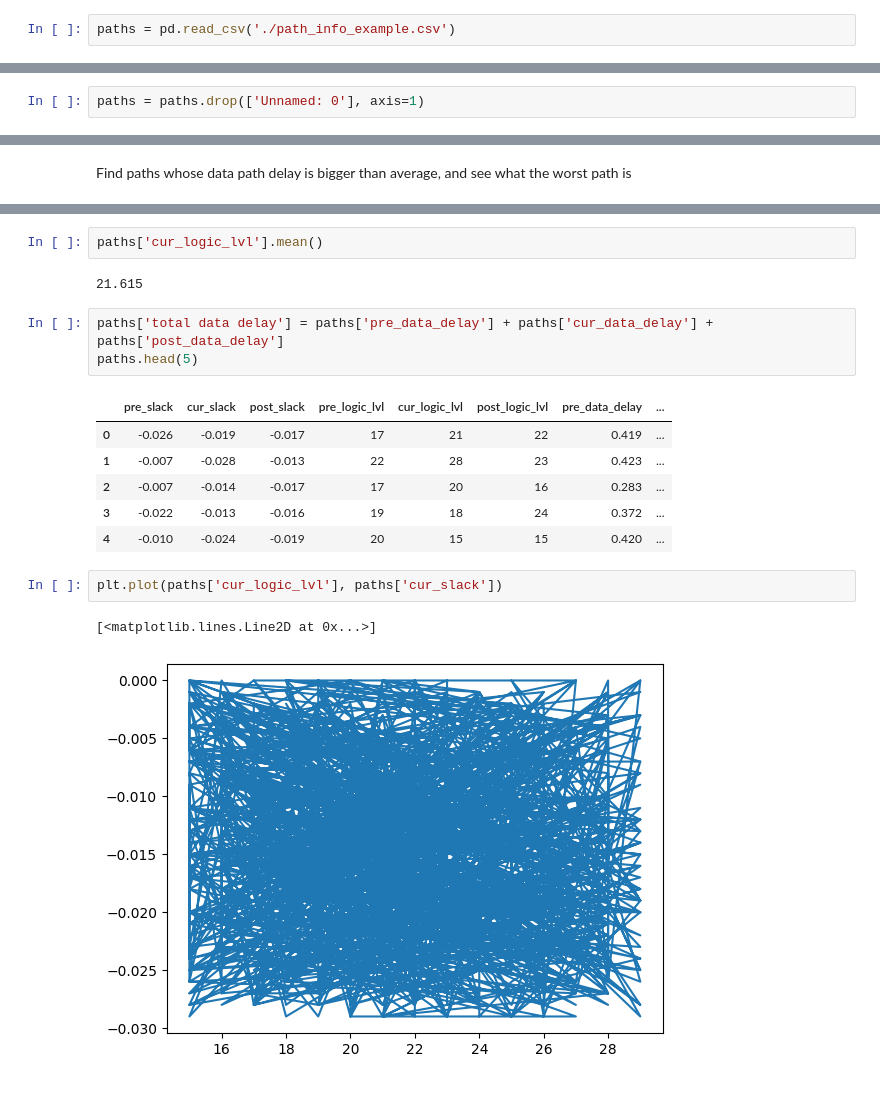
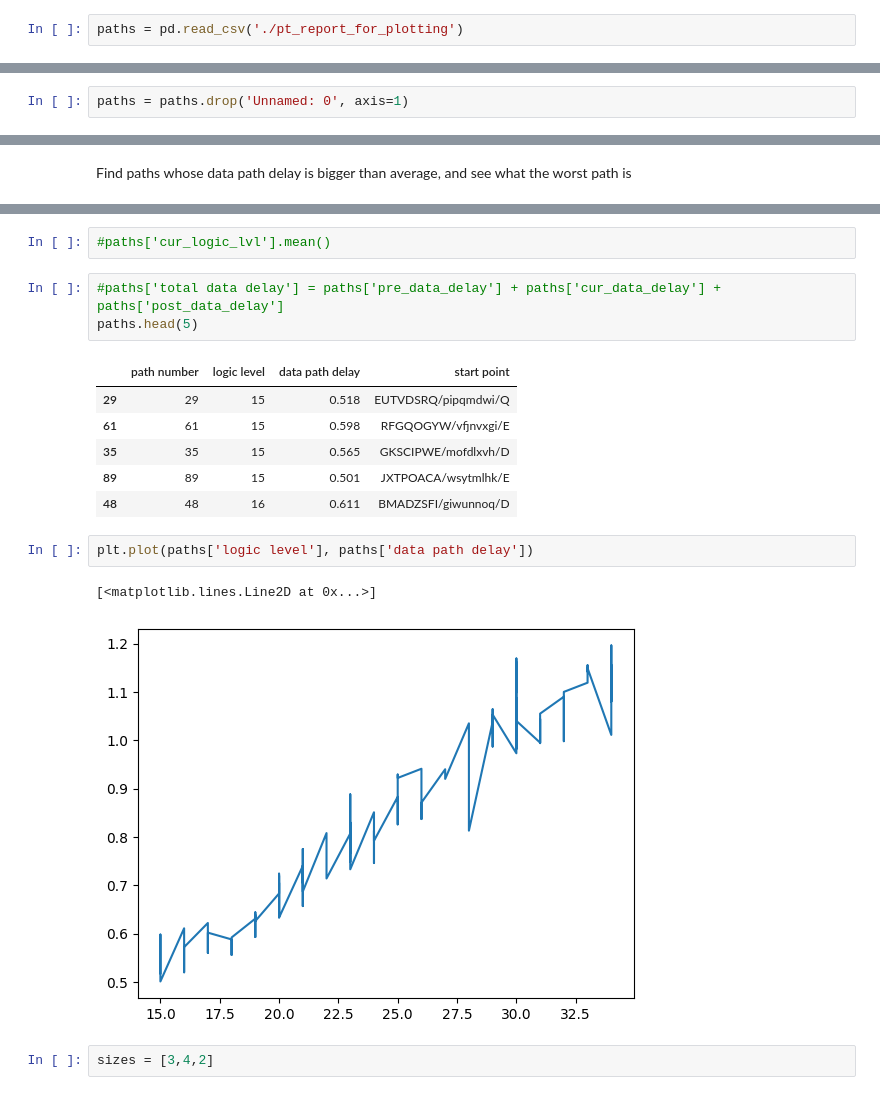
Before and after one commit to heckerxDD/primeTime_practice, a Jupyter notebook: primetime_practice.ipynb, the cells around one changed output, grey strips where cells are left out. Saved outputs shown, nothing was run; the diff lists cells and outputs as text.

```diff
--- a/primetime_practice.ipynb
+++ b/primetime_practice.ipynb
@@ -5,3 +6,3 @@ import matplotlib.pyplot as plt
 # %%
-paths = pd.read_csv('./path_info_example.csv')
+paths = pd.read_csv('./pt_report_for_plotting')
 # %%
@@ -16,3 +26,5 @@ paths.head()
+# %%
+paths = paths.drop('Unnamed: 0', axis=1)
 # %%
 paths.columns
 # %% [output]
@@ -23,5 +32,3 @@ Index(['Unnamed: 0', 'pre_slack', 'cur_slack', 'post_slack', 'pre_logic_lvl',
-# %%
-paths = paths.drop(['Unnamed: 0'], axis=1)
 # %%
 paths.describe()
 # %% [output]
@@ -55,19 +56,19 @@ Name: 326, dtype: object
 # %%
-paths['cur_logic_lvl'].mean()
+#paths['cur_logic_lvl'].mean()
-# %% [output]
-21.615
 # %%
-paths['total data delay'] = paths['pre_data_delay'] + paths['cur_data_delay'] + paths['post_data_delay']
+#paths['total data delay'] = paths['pre_data_delay'] + paths['cur_data_delay'] + paths['post_data_delay']
 paths.head(5)
 # %% [output]
-|  | pre_slack | cur_slack | post_slack | pre_logic_lvl | cur_logic_lvl | post_logic_lvl | pre_data_delay | ... |
-| 0 | -0.026 | -0.019 | -0.017 | 17 | 21 | 22 | 0.419 | ... |
-| 1 | -0.007 | -0.028 | -0.013 | 22 | 28 | 23 | 0.423 | ... |
-| 2 | -0.007 | -0.014 | -0.017 | 17 | 20 | 16 | 0.283 | ... |
-| 3 | -0.022 | -0.013 | -0.016 | 19 | 18 | 24 | 0.372 | ... |
-| 4 | -0.010 | -0.024 | -0.019 | 20 | 15 | 15 | 0.420 | ... |
+|  | path number | logic level | data path delay | start point |
+| 29 | 29 | 15 | 0.518 | EUTVDSRQ/pipqmdwi/Q |
+| 61 | 61 | 15 | 0.598 | RFGQOGYW/vfjnvxgi/E |
+| 35 | 35 | 15 | 0.565 | GKSCIPWE/mofdlxvh/D |
+| 89 | 89 | 15 | 0.501 | JXTPOACA/wsytmlhk/E |
+| 48 | 48 | 16 | 0.611 | BMADZSFI/giwunnoq/D |
 # %%
-plt.plot(paths['cur_logic_lvl'], paths['cur_slack'])
+plt.plot(paths['logic level'], paths['data path delay'])
 # %% [output]
 [<matplotlib.lines.Line2D at 0x...>]
-[figure, old version]
+[figure, new version]
+# %%
+sizes = [3,4,2]
```
Also changed, not shown: parts of 11 cells of this notebook, 1 other file.
